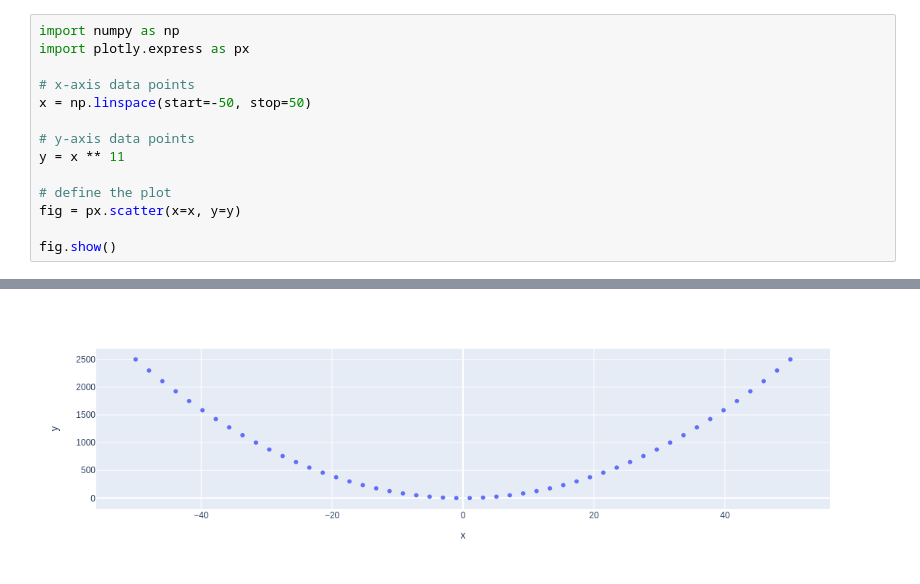
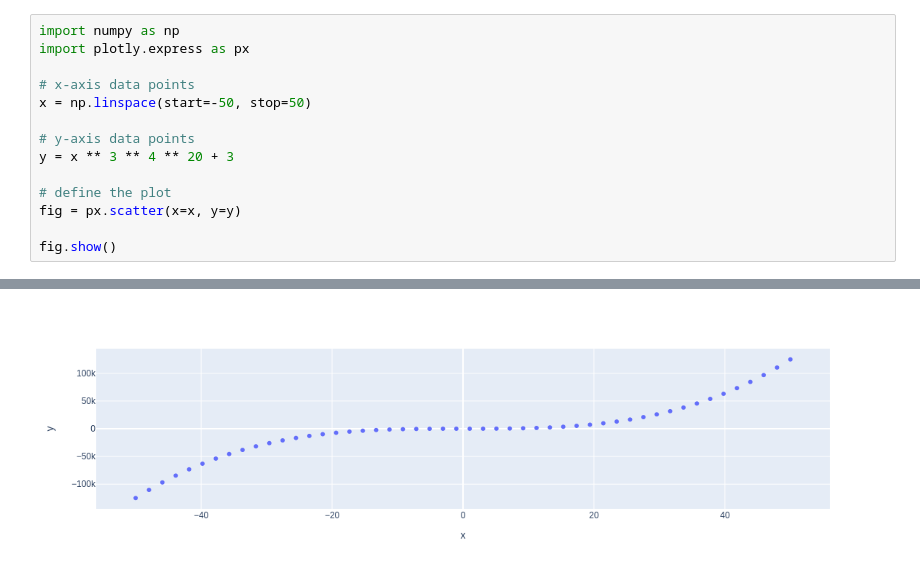
Before and after one commit to ansahaRH/notebook-test, a Jupyter notebook: experiment-1.ipynb, the cells around one changed output, grey strips where cells are left out. Cells and saved outputs as stored; diff of their text form.

```diff
--- a/experiment-1.ipynb
+++ b/experiment-1.ipynb
@@ -6,7 +6,7 @@ import plotly.express as px
 x = np.linspace(start=-50, stop=50)
 
 # y-axis data points
-y = x ** 11
+y = x ** 3 ** 4 ** 20 + 3
 
 # define the plot
 fig = px.scatter(x=x, y=y)
@@ -17 +16 @@ fig.show()
-[figure, old version]
+[figure, new version]
```
Also changed, not shown: parts of 1 cell of this notebook.
